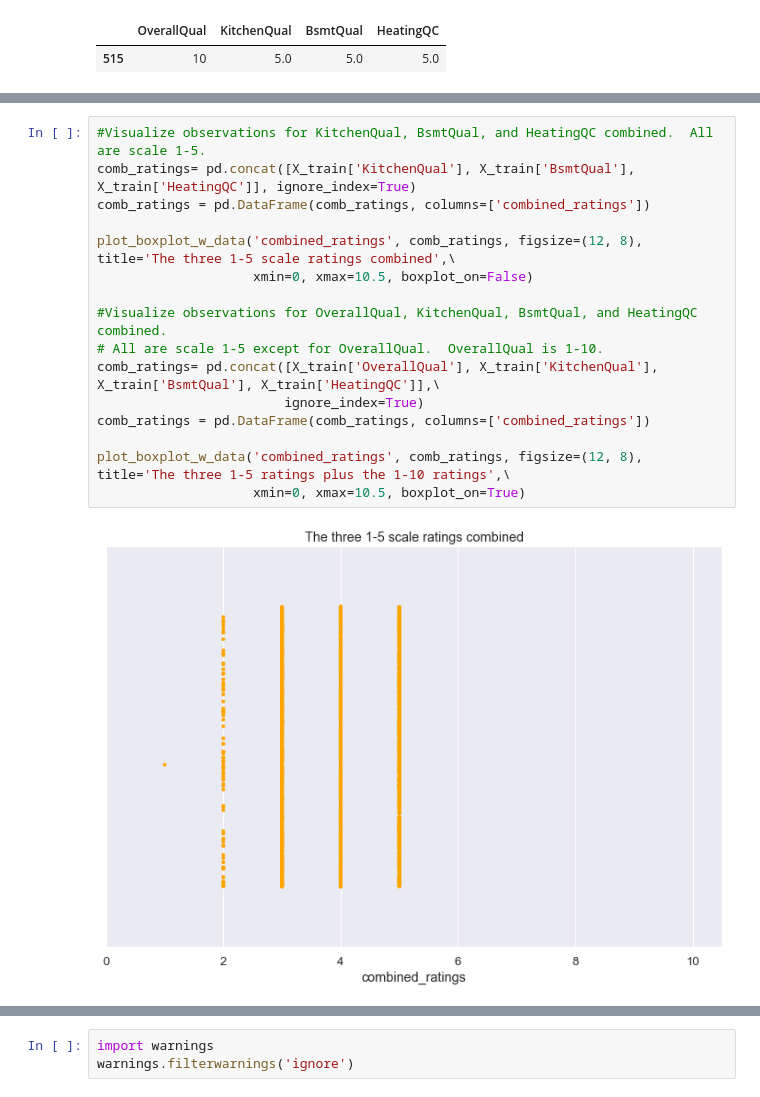
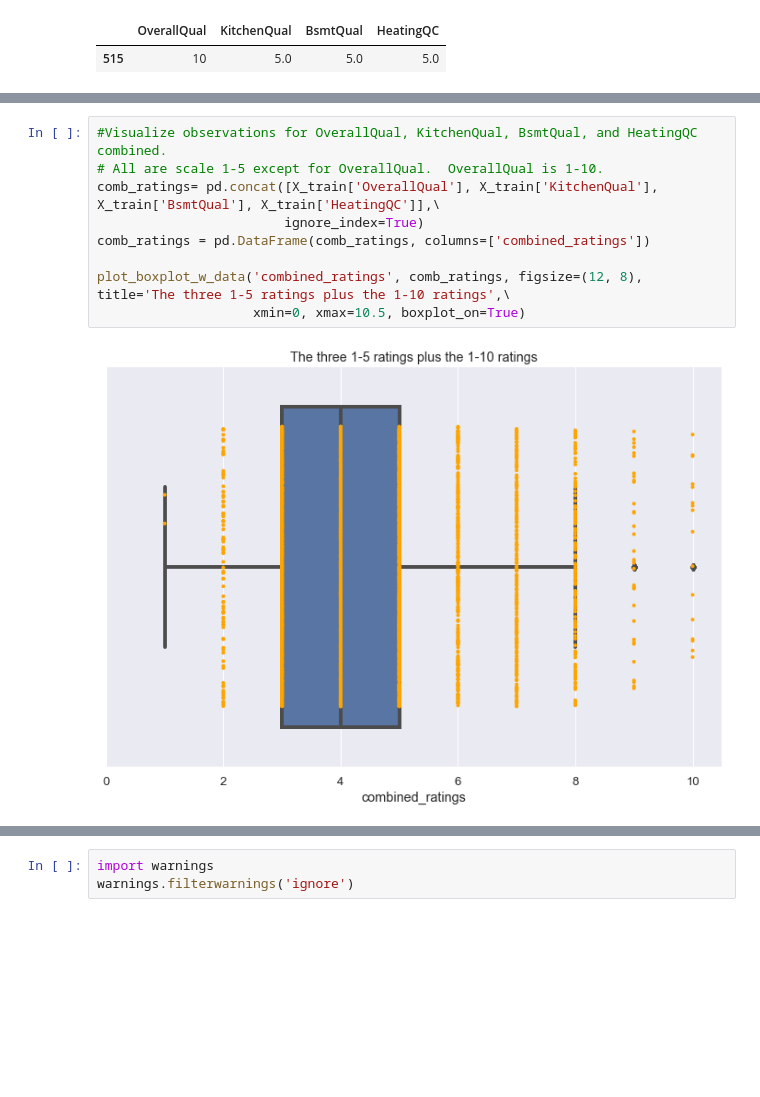
Before and after one commit to jkmackie/means_and_outliers, a Jupyter notebook: central_tendancy_houses.ipynb, the cells around one changed output, grey strips where cells are left out. Cells and saved outputs as stored; diff of their text form; blank space fills up the shorter version.

```diff
--- a/central_tendancy_houses.ipynb
+++ b/central_tendancy_houses.ipynb
@@ -135,18 +144,11 @@ X_train.head(1)
 # %%
-#Visualize observations for KitchenQual, BsmtQual, and HeatingQC combined.  All are scale 1-5.
-comb_ratings= pd.concat([X_train['KitchenQual'], X_train['BsmtQual'], X_train['HeatingQC']], ignore_index=True)
-comb_ratings = pd.DataFrame(comb_ratings, columns=['combined_ratings'])
-
-plot_boxplot_w_data('combined_ratings', comb_ratings, figsize=(12, 8), title='The three 1-5 scale ratings combined',\
-                    xmin=0, xmax=10.5, boxplot_on=False)
-
 #Visualize observations for OverallQual, KitchenQual, BsmtQual, and HeatingQC combined.
 # All are scale 1-5 except for OverallQual.  OverallQual is 1-10.
 comb_ratings= pd.concat([X_train['OverallQual'], X_train['KitchenQual'], X_train['BsmtQual'], X_train['HeatingQC']],\
                         ignore_index=True)
 comb_ratings = pd.DataFrame(comb_ratings, columns=['combined_ratings'])
 
 plot_boxplot_w_data('combined_ratings', comb_ratings, figsize=(12, 8), title='The three 1-5 ratings plus the 1-10 ratings',\
                     xmin=0, xmax=10.5, boxplot_on=True)
 # %% [output]
-[figure, old version]
+[figure, new version]
```
Also changed, not shown: parts of 13 cells of this notebook.
